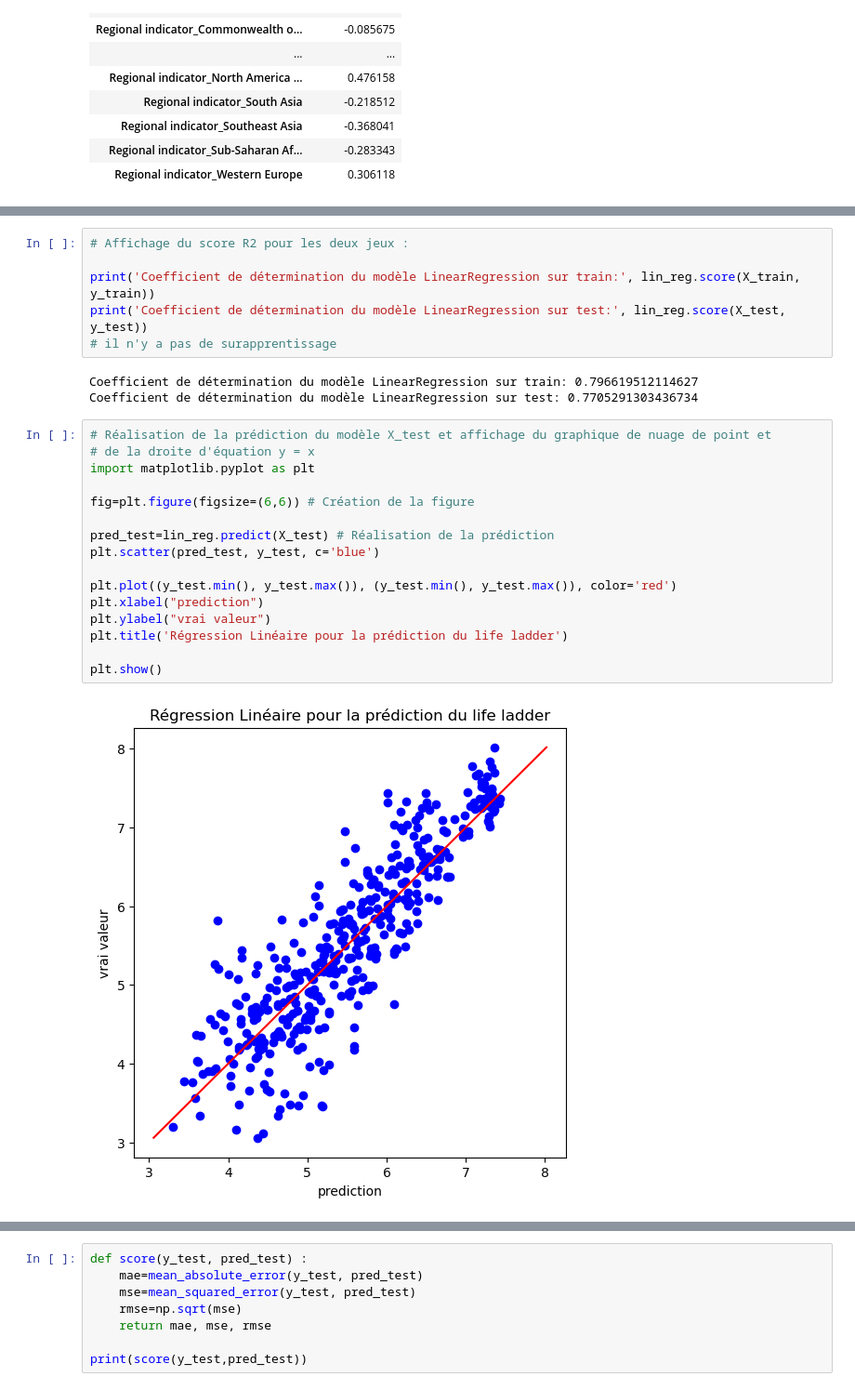
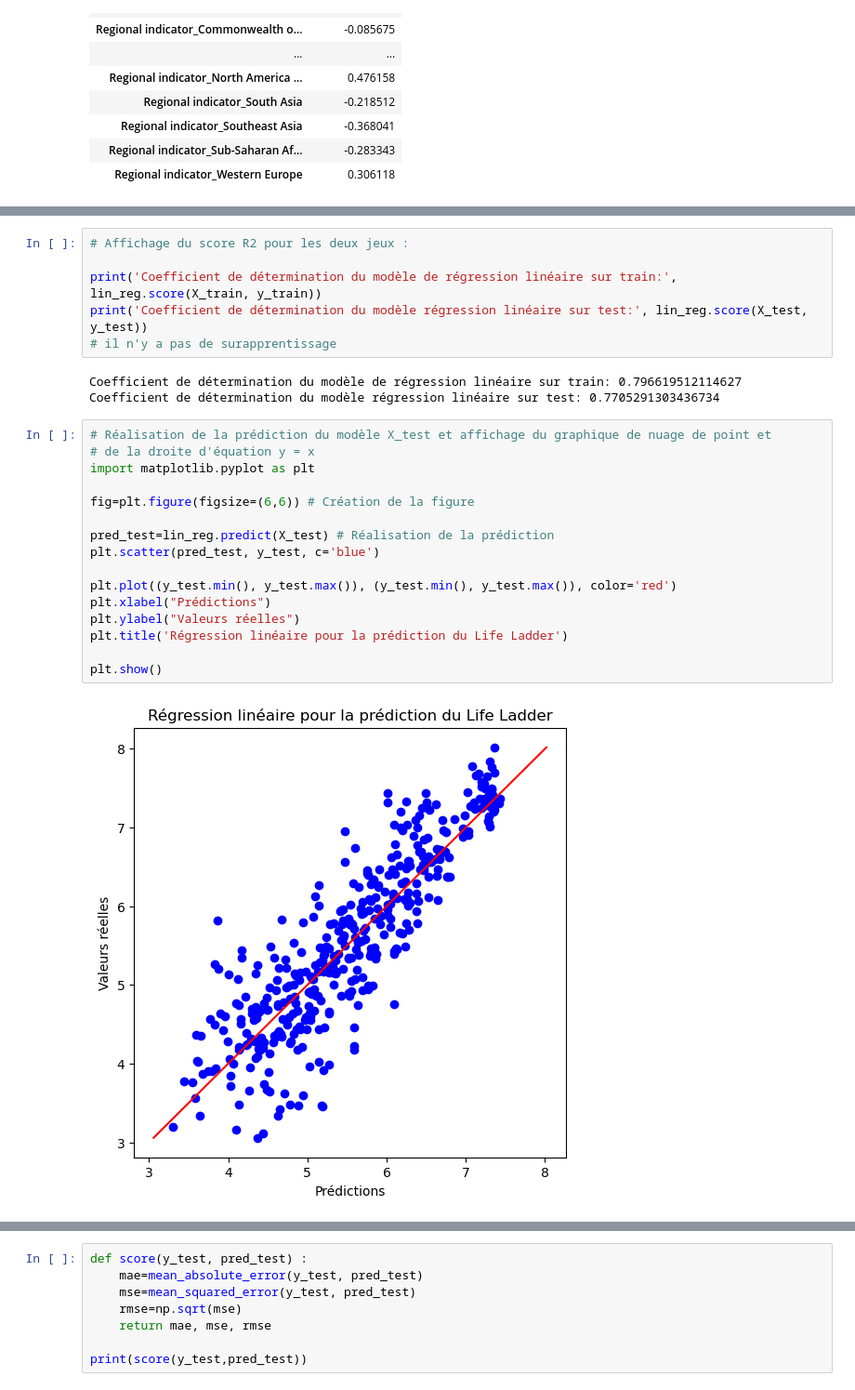
Before and after one commit to SkylerAuraArena/happinessmeter, a Jupyter notebook: notebooks/2.0-group-D1_Régressions_normalisées.ipynb, the cells around one changed output, grey strips where cells are left out. Shown at 93% size. Drawn from its saved outputs; the diff is of its cells as text.

```diff
--- a/notebooks/2.0-group-D1_Régressions_normalisées.ipynb
+++ b/notebooks/2.0-group-D1_Régressions_normalisées.ipynb
@@ -133,28 +141,28 @@ coefficients_df
 # %%
 # Affichage du score R2 pour les deux jeux :
 
-print('Coefficient de détermination du modèle LinearRegression sur train:', lin_reg.score(X_train, y_train))
-print('Coefficient de détermination du modèle LinearRegression sur test:', lin_reg.score(X_test, y_test))
+print('Coefficient de détermination du modèle de régression linéaire sur train:', lin_reg.score(X_train, y_train))
+print('Coefficient de détermination du modèle régression linéaire sur test:', lin_reg.score(X_test, y_test))
 # il n'y a pas de surapprentissage
 # %% [output]
-Coefficient de détermination du modèle LinearRegression sur train: 0.796619512114627
-Coefficient de détermination du modèle LinearRegression sur test: 0.7705291303436734
+Coefficient de détermination du modèle de régression linéaire sur train: 0.796619512114627
+Coefficient de détermination du modèle régression linéaire sur test: 0.7705291303436734
 # %%
 # Réalisation de la prédiction du modèle X_test et affichage du graphique de nuage de point et
 # de la droite d'équation y = x
 import matplotlib.pyplot as plt
 
 fig=plt.figure(figsize=(6,6)) # Création de la figure
 
 pred_test=lin_reg.predict(X_test) # Réalisation de la prédiction
 plt.scatter(pred_test, y_test, c='blue')
 
 plt.plot((y_test.min(), y_test.max()), (y_test.min(), y_test.max()), color='red')
-plt.xlabel("prediction")
-plt.ylabel("vrai valeur")
-plt.title('Régression Linéaire pour la prédiction du life ladder')
+plt.xlabel("Prédictions")
+plt.ylabel("Valeurs réelles")
+plt.title('Régression linéaire pour la prédiction du Life Ladder')
 
 plt.show()
 # %% [output]
-[figure, old version]
+[figure, new version]
 # %%
```
Also changed, not shown: parts of 9 cells of this notebook, 14 other files.
